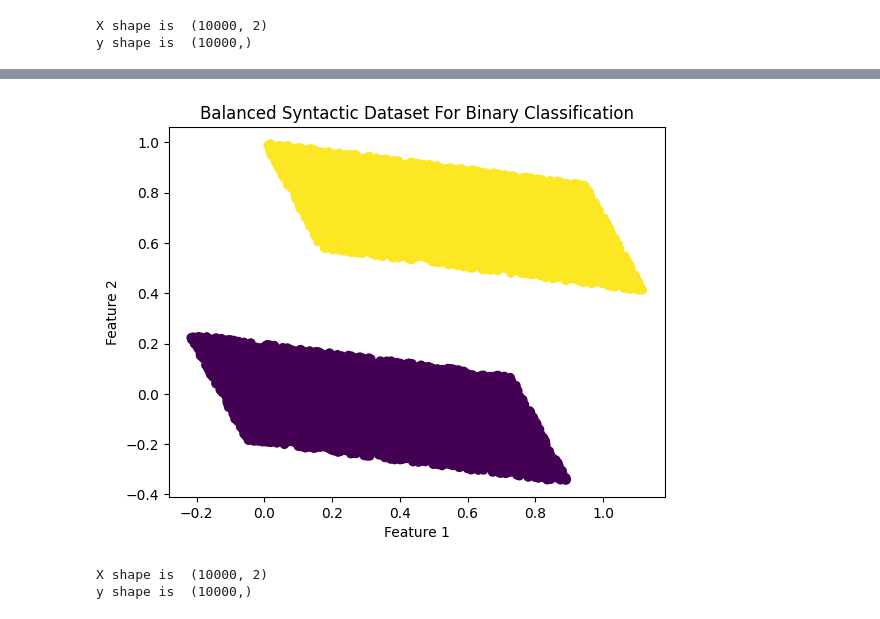
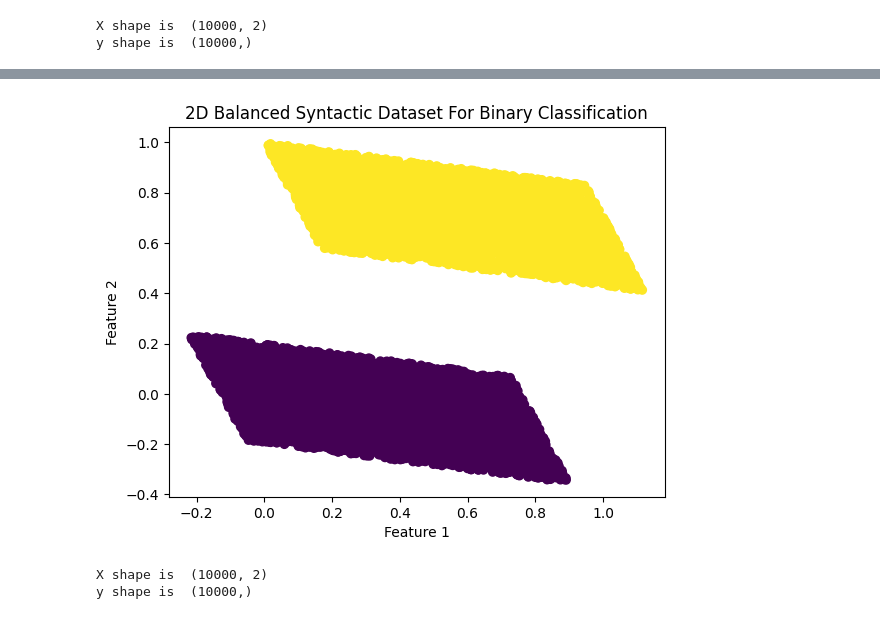
Before and after one commit to mehdi-aitaryane/make-classification, a Jupyter notebook: Example.ipynb, the cells around one changed output, grey strips where cells are left out. Drawn from its saved outputs; the diff is of its cells as text; code cells hidden in the pictures.

```diff
--- a/Example.ipynb
+++ b/Example.ipynb
@@ -18,11 +16,10 @@ class  1  has  4955  items
 # %%
-plt.scatter(X[:, 0], X[:, 1], c = y)
-plt.title("Balanced Syntactic Dataset For Binary Classification")
-plt.xlabel("Feature 1")
-plt.ylabel("Feature 2")
-plt.show()
+title = "2D Balanced Syntactic Dataset For Binary Classification"
+xlabel = "Feature 1"
+ylabel = "Feature 2"
+scatter2D(title, xlabel, ylabel, X, y)
 # %% [output]
-[figure, old version]
+[figure, new version]
 # %%
 X, y = make_classification(n_samples=10000, n_features=2, n_classes=2, noise=0.0, balanced=False, random_state=74)
 # %%
```
Also changed, not shown: parts of 11 cells of this notebook.
